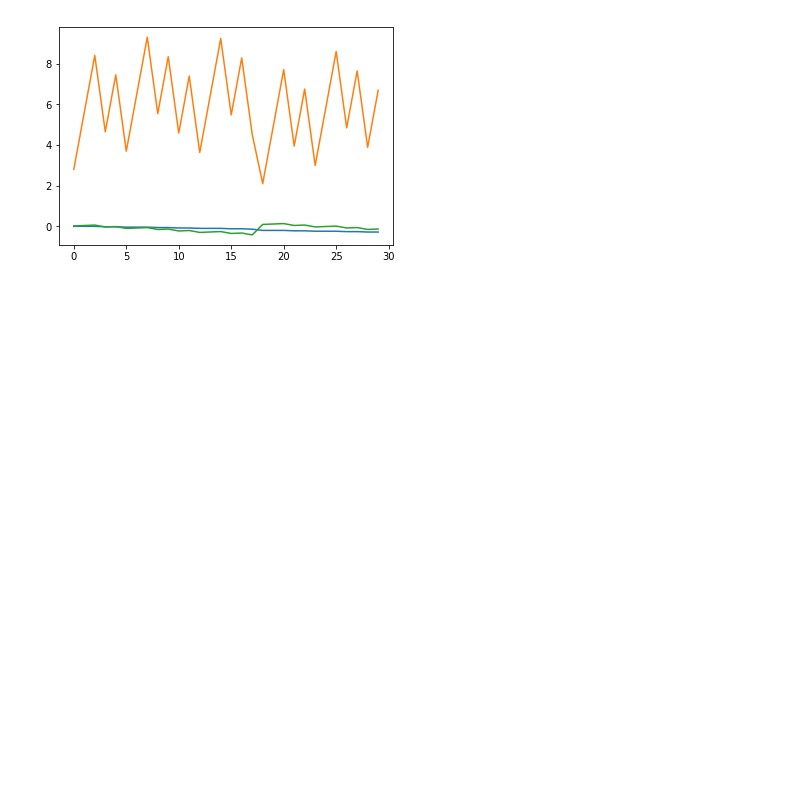
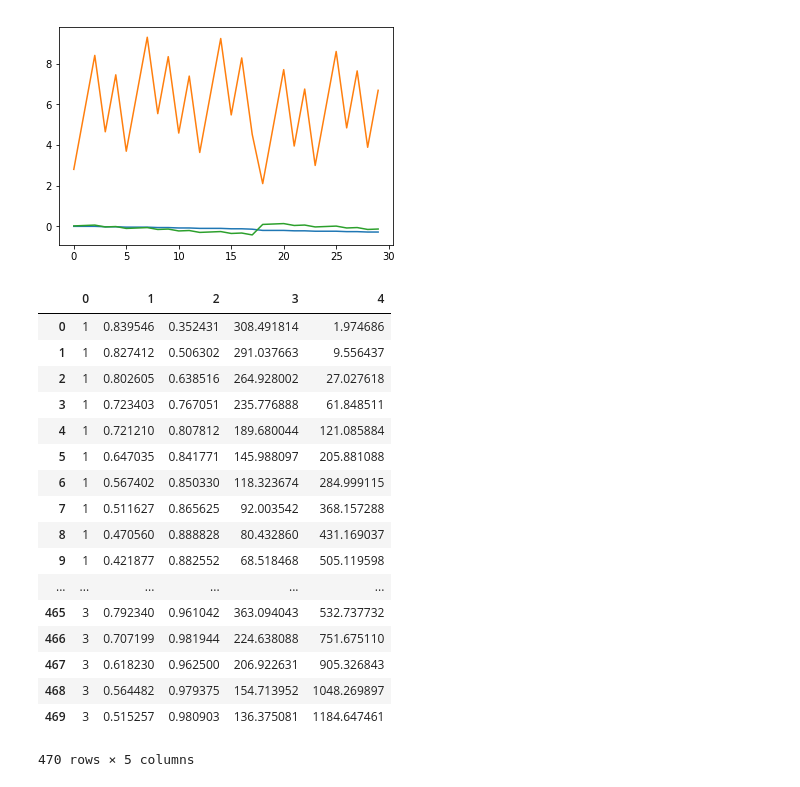
Before and after one commit to georgeob/Centes_NS2020, a Jupyter notebook: projekt.ipynb, the cells around one changed output. Cells and saved outputs as stored; diff of their text form; code cells hidden in the pictures; blank space fills up the shorter version.

```diff
--- a/projekt.ipynb
+++ b/projekt.ipynb
@@ -643,3 +643,25 @@ plt.plot(moj_perceptron_HRWT.vahy_to_visualize_3)
 # %% [output]
 [<matplotlib.lines.Line2D at 0x...>]
 [figure]
+# %%
+df_final=df5.replace({ "UN": "1", "HR": "2", "PS": "3"})
+df_final
+# %% [output]
+|  | 0 | 1 | 2 | 3 | 4 |
+| 0 | 1 | 0.839546 | 0.352431 | 308.491814 | 1.974686 |
+| 1 | 1 | 0.827412 | 0.506302 | 291.037663 | 9.556437 |
+| 2 | 1 | 0.802605 | 0.638516 | 264.928002 | 27.027618 |
+| 3 | 1 | 0.723403 | 0.767051 | 235.776888 | 61.848511 |
+| 4 | 1 | 0.721210 | 0.807812 | 189.680044 | 121.085884 |
+| 5 | 1 | 0.647035 | 0.841771 | 145.988097 | 205.881088 |
+| 6 | 1 | 0.567402 | 0.850330 | 118.323674 | 284.999115 |
+| 7 | 1 | 0.511627 | 0.865625 | 92.003542 | 368.157288 |
+| 8 | 1 | 0.470560 | 0.888828 | 80.432860 | 431.169037 |
+| 9 | 1 | 0.421877 | 0.882552 | 68.518468 | 505.119598 |
+| ... | ... | ... | ... | ... | ... |
+| 465 | 3 | 0.792340 | 0.961042 | 363.094043 | 532.737732 |
+| 466 | 3 | 0.707199 | 0.981944 | 224.638088 | 751.675110 |
+| 467 | 3 | 0.618230 | 0.962500 | 206.922631 | 905.326843 |
+| 468 | 3 | 0.564482 | 0.979375 | 154.713952 | 1048.269897 |
+| 469 | 3 | 0.515257 | 0.980903 | 136.375081 | 1184.647461 |
+470 rows × 5 columns
```
Also changed, not shown: parts of 10 cells of this notebook, 5 other files.
